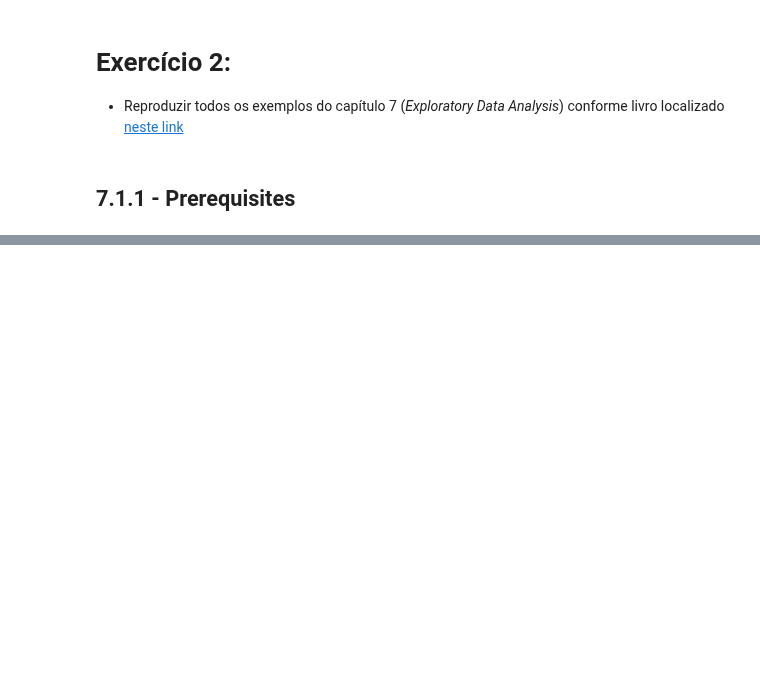
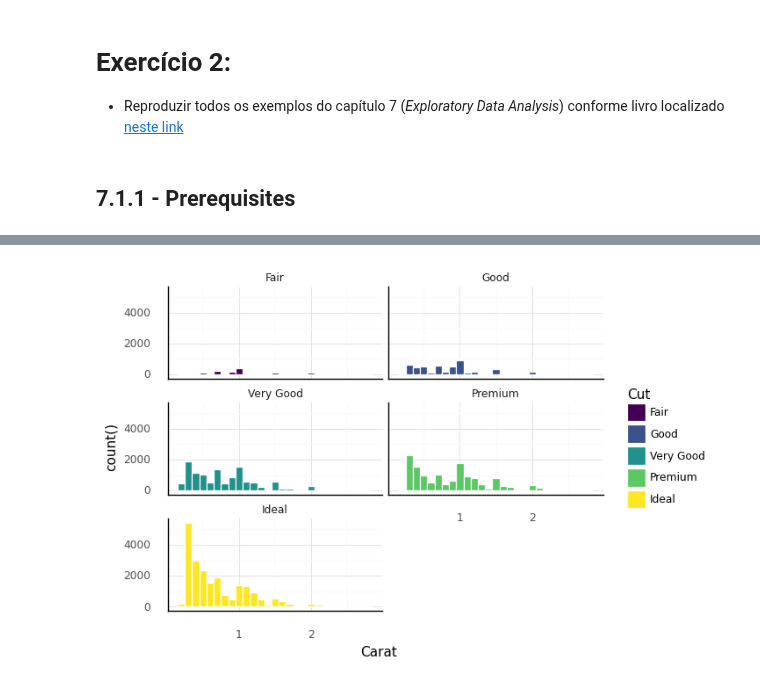
Before and after one commit to pdcos/analise_visual_ciencia_de_dados, a Jupyter notebook: participacao_6/solutions_6.ipynb, the cells around one changed output, grey strips where cells are left out. Cells and saved outputs as stored; diff of their text form; code cells hidden in the pictures; blank space fills up the shorter version.

```diff
--- a/participacao_6/solutions_6.ipynb
+++ b/participacao_6/solutions_6.ipynb
@@ -40,0 +94,16 @@ Successfully installed typing_extensions-4.7.1
+# %%
+plot = (
+    ggplot(smaller) +
+    aes(x='carat', fill='cut') +
+    geom_bar(stat='bin', binwidth=0.1, color='white') +
+    facet_wrap('~cut', ncol=2) +
+    labs(y='count()', fill='Cut', x='Carat') +
+    theme_minimal() +
+    theme(
+        axis_line=element_line(color='black')
+    )
+)
+
+print(plot)
+# %% [output]
+[figure, added]
```
Also changed, not shown: parts of 30 cells of this notebook.
